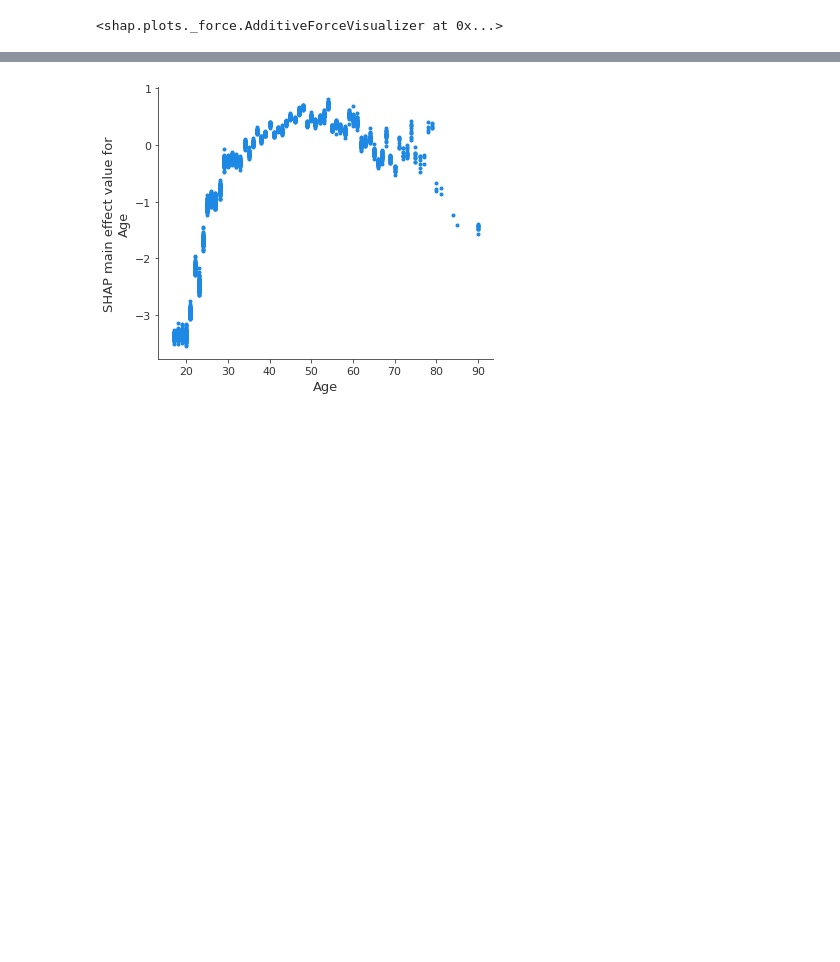
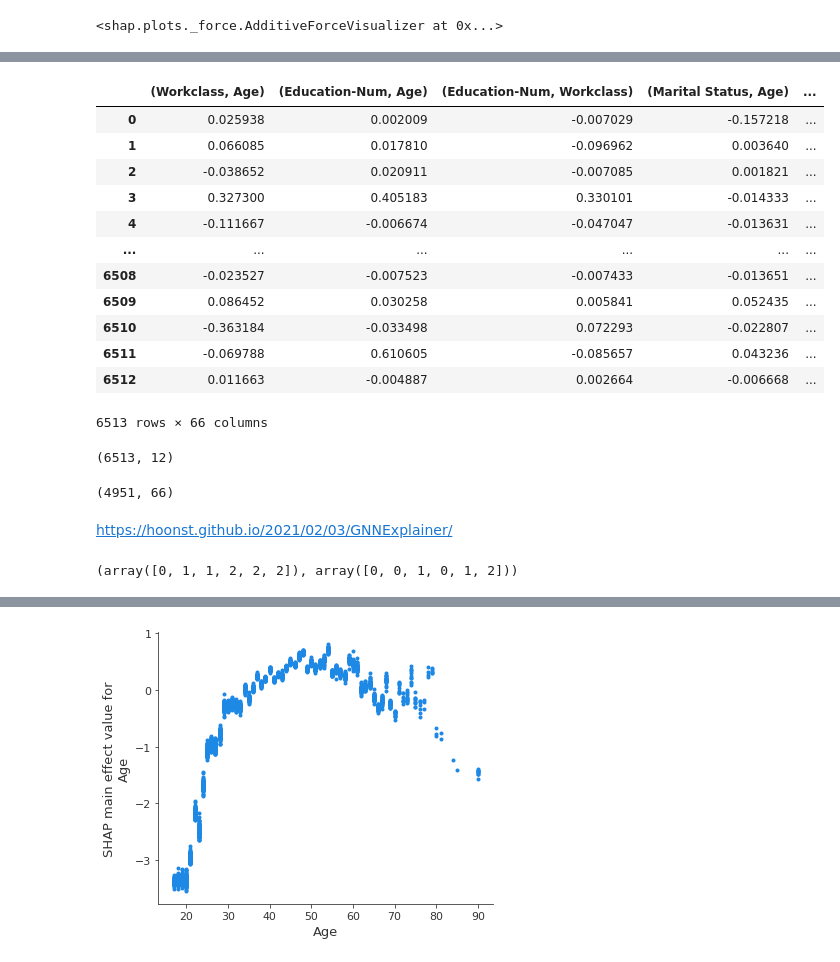
Before and after one commit to simonjisu/XAI2022Spring, a Jupyter notebook: notebooks/TestNotebook.ipynb, the cells around one changed output, grey strips where cells are left out. Drawn from its saved outputs; the diff is of its cells as text; code cells hidden in the pictures; blank space fills up the shorter version.

```diff
--- a/notebooks/TestNotebook.ipynb
+++ b/notebooks/TestNotebook.ipynb
@@ -164,0 +396,10 @@ plt.show()
+# %%
+def batch_tril_indexing(A, dim=1, cols=None):
+    rt_pd = False if cols is None else True
+    k = A.shape[dim]
+    r, c = np.tril_indices(k, -1)
+    if rt_pd:
+        cs = list(zip(*(cols[r], cols[c])))
+        return pd.DataFrame(A[:, r, c], columns=cs)
+    else:
+        return A[:, r, c]
@@ -164,0 +424,22 @@ plt.show()
+# %%
+siv_dense = batch_tril_indexing(siv, dim=1, cols=X_test.columns)
+siv_dense
+# %% [output]
+|  | (Workclass, Age) | (Education-Num, Age) | (Education-Num, Workclass) | (Marital Status, Age) | ... |
+| 0 | 0.025938 | 0.002009 | -0.007029 | -0.157218 | ... |
+| 1 | 0.066085 | 0.017810 | -0.096962 | 0.003640 | ... |
+| 2 | -0.038652 | 0.020911 | -0.007085 | 0.001821 | ... |
+| 3 | 0.327300 | 0.405183 | 0.330101 | -0.014333 | ... |
+| 4 | -0.111667 | -0.006674 | -0.047047 | -0.013631 | ... |
+| ... | ... | ... | ... | ... | ... |
+| 6508 | -0.023527 | -0.007523 | -0.007433 | -0.013651 | ... |
+| 6509 | 0.086452 | 0.030258 | 0.005841 | 0.052435 | ... |
+| 6510 | -0.363184 | -0.033498 | 0.072293 | -0.022807 | ... |
+| 6511 | -0.069788 | 0.610605 | -0.085657 | 0.043236 | ... |
+| 6512 | 0.011663 | -0.004887 | 0.002664 | -0.006668 | ... |
+6513 rows × 66 columns
+# %%
+r, c = np.diag_indices(12)
+siv[:, r, c].shape
+# %% [output]
+(6513, 12)
@@ -165,3 +449,13 @@ plt.show()
+# %%
+siv_0.shape
+# %% [output]
+(4951, 66)
+# %% [markdown]
+https://hoonst.github.io/2021/02/03/GNNExplainer/
+# %%
+np.tril_indices(3)
+# %% [output]
+(array([0, 1, 1, 2, 2, 2]), array([0, 0, 1, 0, 1, 2]))
 # %%
 shap.summary_plot(shap_interaction_values, X_test)
 # %% [output]
```
Also changed, not shown: parts of 29 cells of this notebook, 2 other files.
